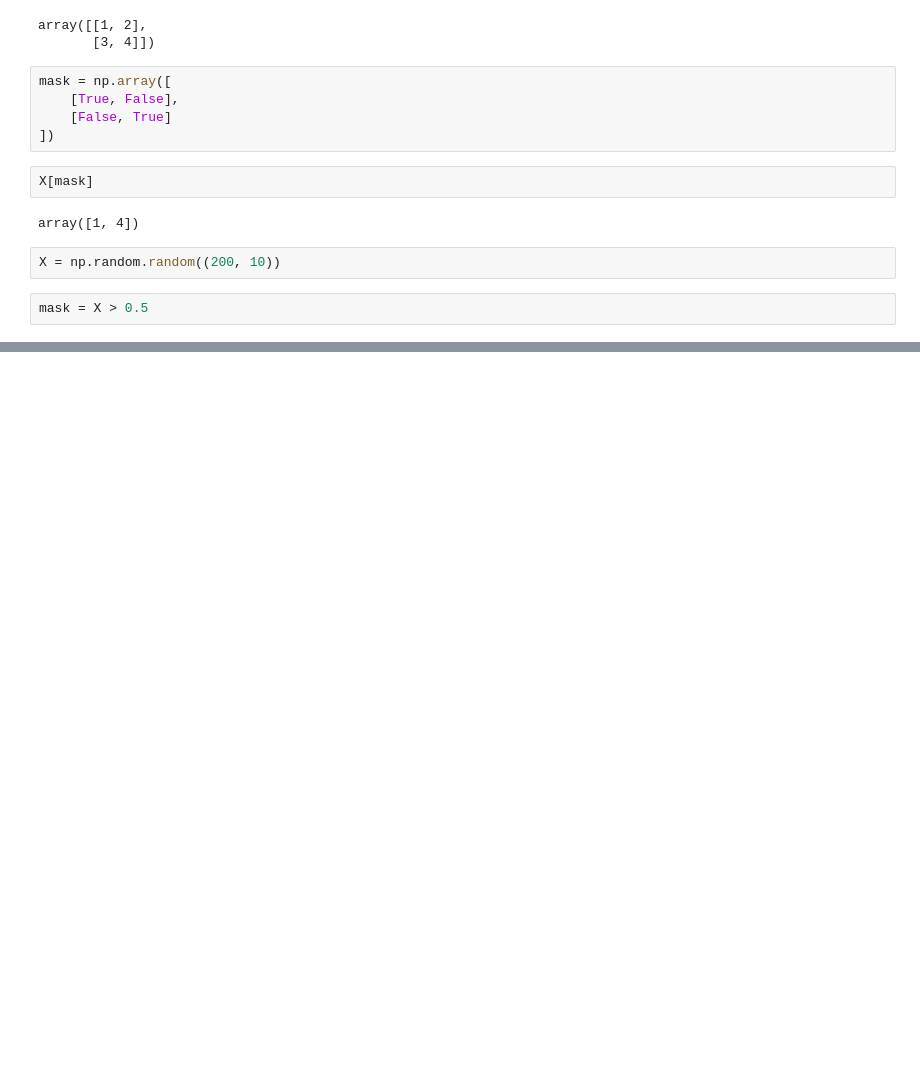
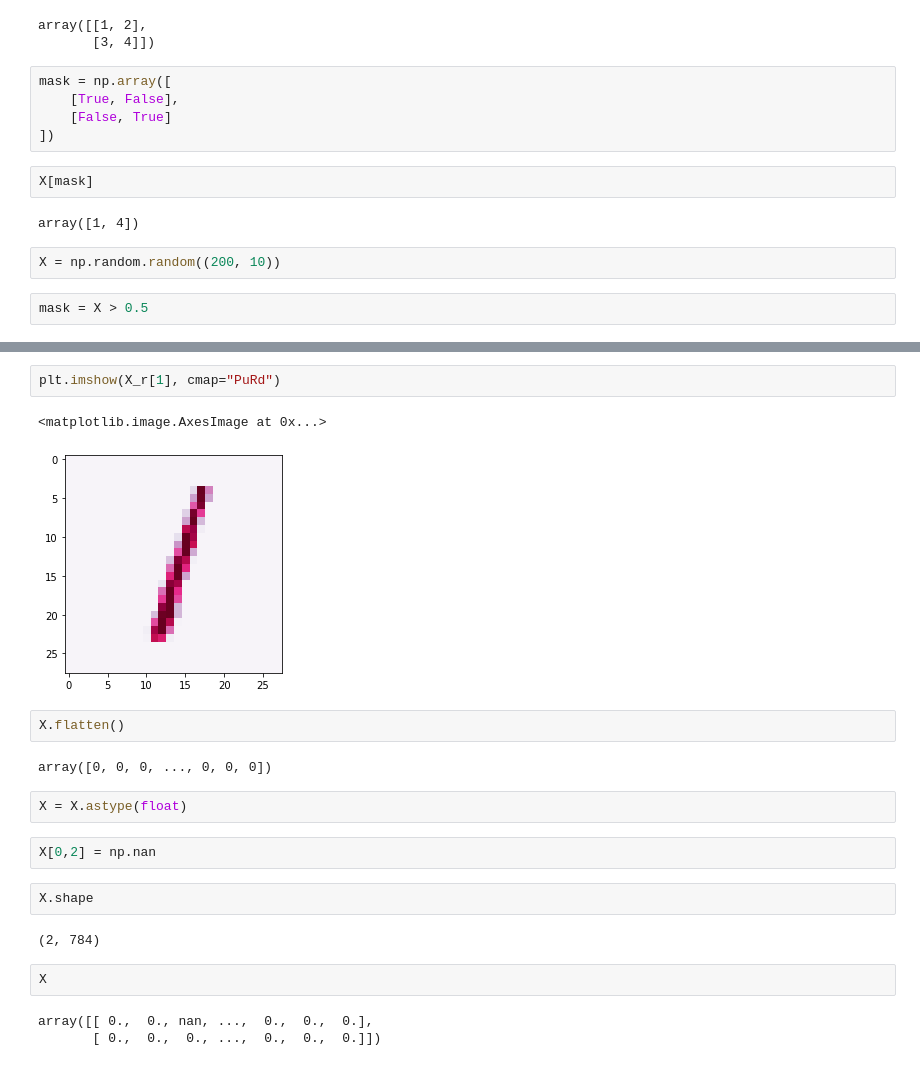
Before and after one commit to fgiobergia/dmds-ml, a Jupyter notebook: 02 - numpy.ipynb, the cells around one changed output, grey strips where cells are left out. Cells and saved outputs as stored; diff of their text form; blank space fills up the shorter version.

```diff
--- a/02 - numpy.ipynb
+++ b/02 - numpy.ipynb
@@ -438,0 +681,22 @@ array([6.588, 2.974, 5.552, 2.026])
+# %%
+plt.imshow(X_r[1], cmap="PuRd")
+# %% [output]
+<matplotlib.image.AxesImage at 0x...>
+[figure, added]
+# %%
+X.flatten()
+# %% [output]
+array([0, 0, 0, ..., 0, 0, 0])
+# %%
+X = X.astype(float)
+# %%
+X[0,2] = np.nan
+# %%
+X.shape
+# %% [output]
+(2, 784)
+# %%
+X
+# %% [output]
+array([[ 0.,  0., nan, ...,  0.,  0.,  0.],
+       [ 0.,  0.,  0., ...,  0.,  0.,  0.]])
```
Also changed, not shown: parts of 50 cells of this notebook, 6 other files.
